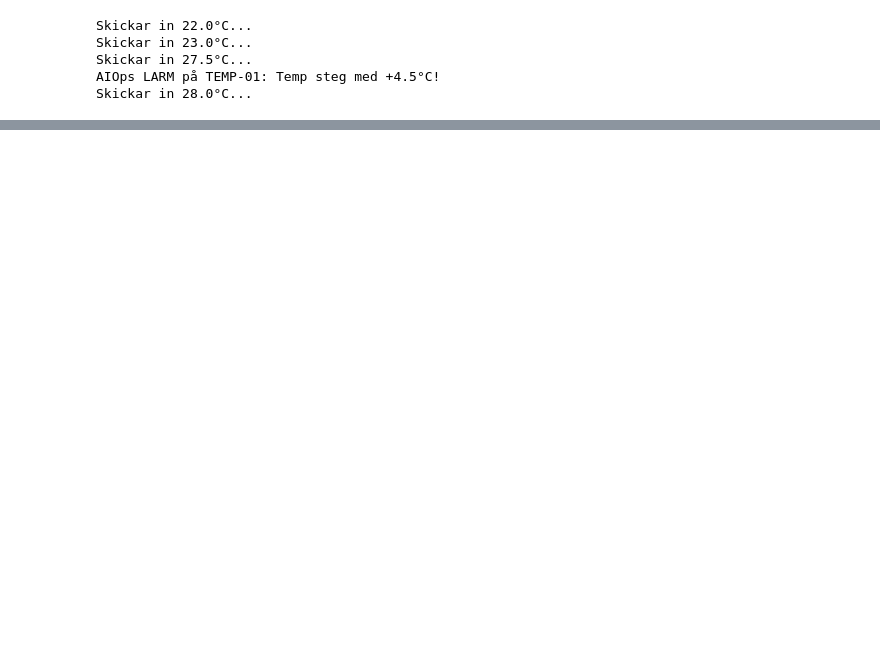
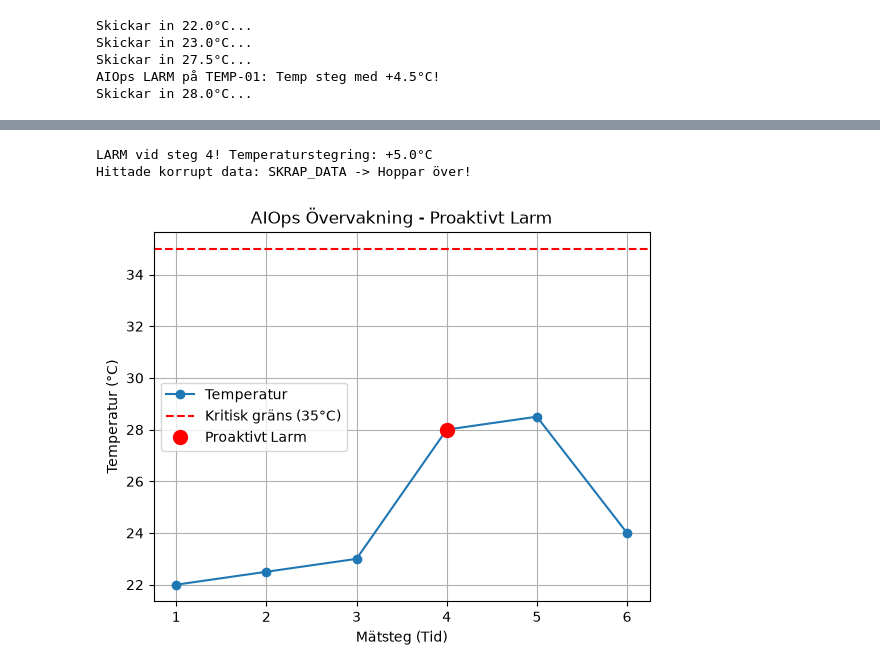
Before and after one commit to manskjellgren-cyber/my_dcim, a Jupyter notebook: my_dc.ipynb, the cells around one changed output, grey strips where cells are left out. Drawn from its saved outputs; the diff is of its cells as text; code cells hidden in the pictures; blank space fills up the shorter version.

```diff
--- a/my_dc.ipynb
+++ b/my_dc.ipynb
@@ -1862,0 +1979,54 @@ Sammanfattning av vad som byggts:
+# %%
+import matplotlib.pyplot as plt
+
+# 1. TESTDATA OCH VARIABLER
+matningar = [22.0, 22.5, 23.0, 28.0, "SKRAP_DATA", 28.5, 24.0]
+tid_steg = []
+giltiga_temp = []
+
+tidigare_temp = None
+larm_steg = None
+larm_temp = None
+
+# 2. BEARBETA DATA (FILTRERA OCH DETEKTERA LARM)
+steg = 0
+for matning in matningar:
+    try:
+        temp = float(matning)
+    except ValueError:
+        print(f"Hittade korrupt data: {matning} -> Hoppar över!")
+        continue
+
+    steg = steg + 1
+    tid_steg.append(steg)
+    giltiga_temp.append(temp)
+
+    if tidigare_temp is not None:
+        delta_t = temp - tidigare_temp
+        if delta_t >= 3.0:
+            print(f"LARM vid steg {steg}! Temperaturstegring: +{delta_t}°C")
+            larm_steg = steg
+            larm_temp = temp
+
+    tidigare_temp = temp
+
+# 3. RITA GRAFEN
+plt.figure()
+
+plt.plot(tid_steg, giltiga_temp, marker="o", label="Temperatur")
+plt.axhline(35.0, color="red", linestyle="--", label="Kritisk gräns (35°C)")
+
+if larm_steg is not None:
+    plt.plot(larm_steg, larm_temp, "ro", markersize=10, label="Proaktivt Larm")
+
+plt.title("AIOps Övervakning - Proaktivt Larm")
+plt.xlabel("Mätsteg (Tid)")
+plt.ylabel("Temperatur (°C)")
+plt.grid(True)
+plt.legend()
+
+plt.show()
+# %% [output]
+LARM vid steg 4! Temperaturstegring: +5.0°C
+Hittade korrupt data: SKRAP_DATA -> Hoppar över!
+[figure, added]
```
Also changed, not shown: parts of 32 cells of this notebook, 2 other files.
